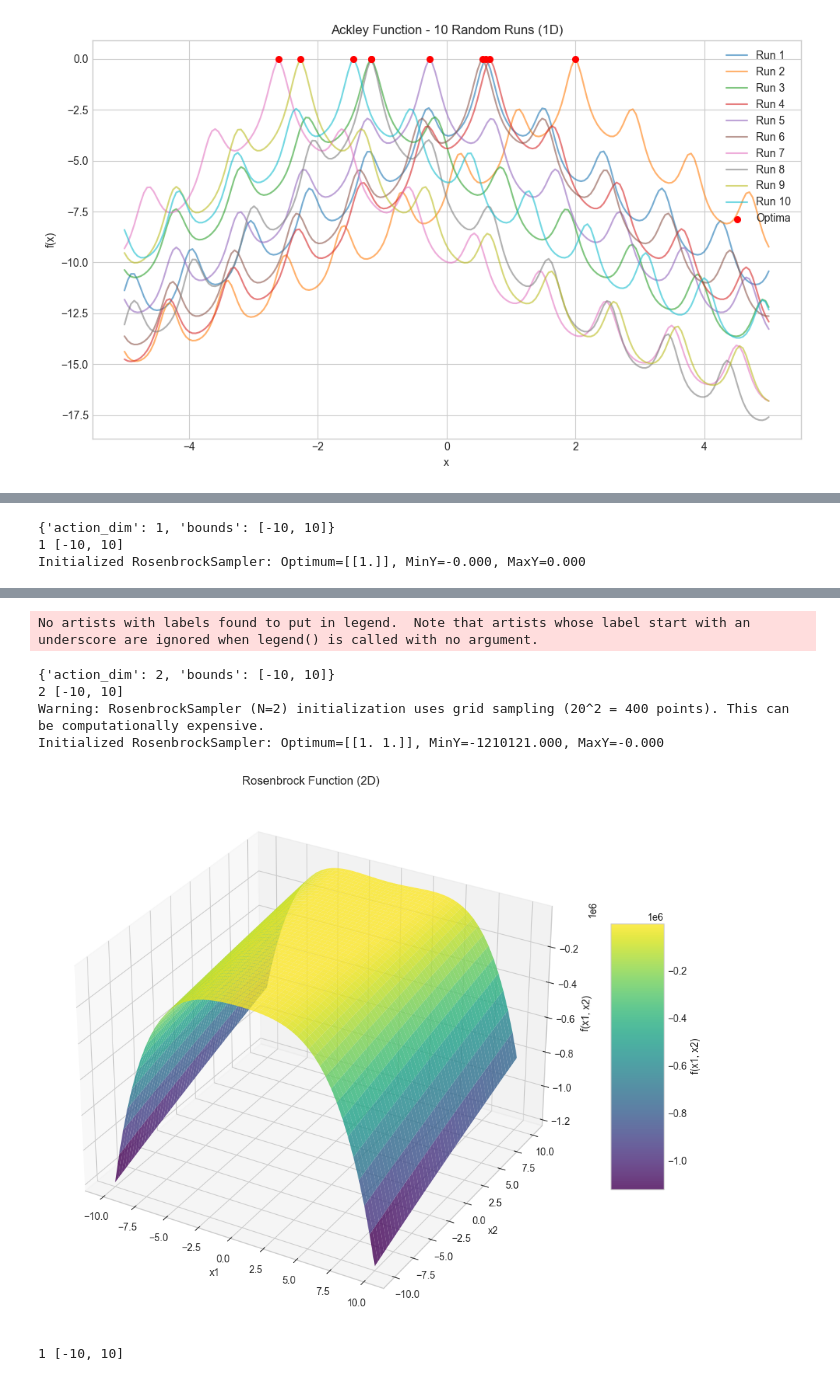
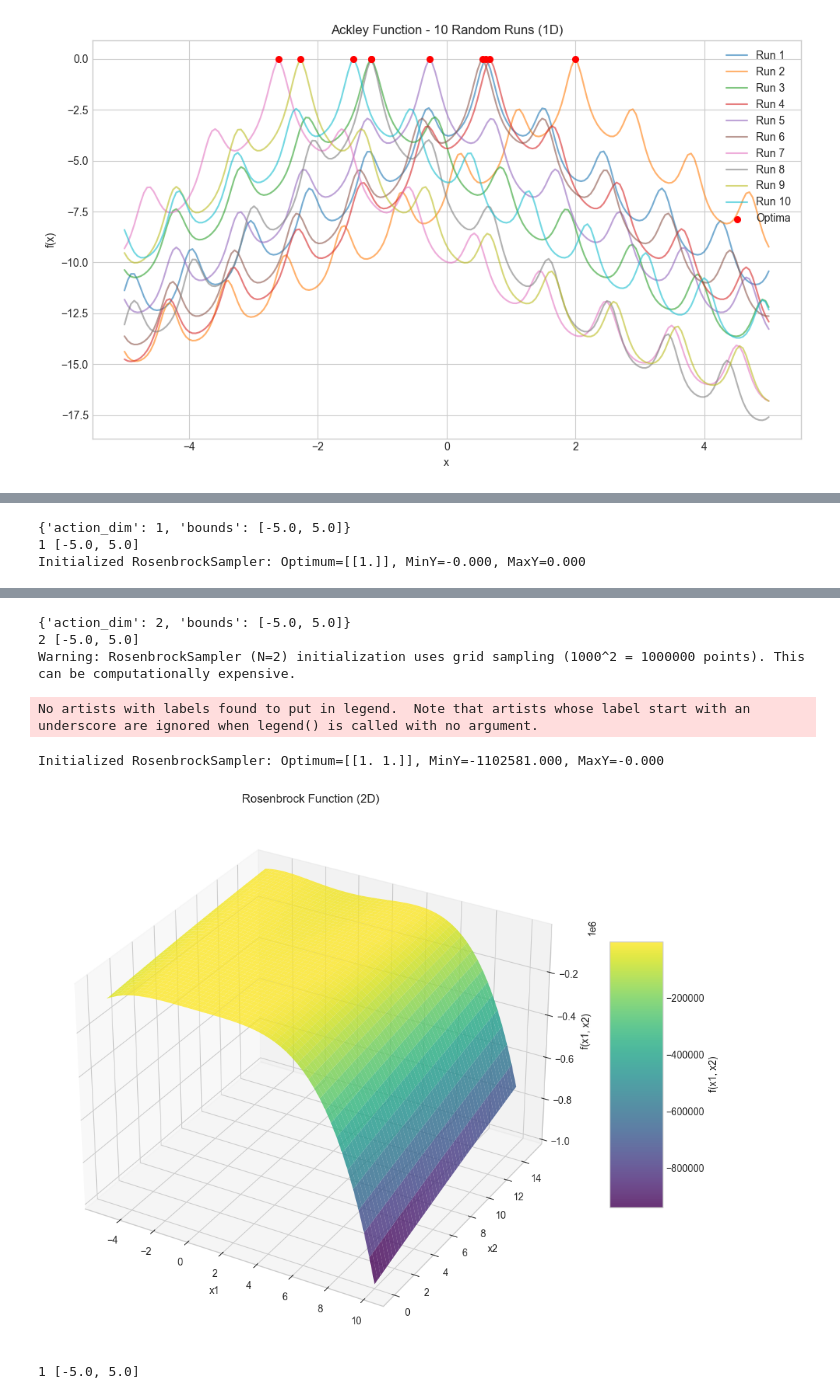
Before and after one commit to Jimvos32/Recurrent-PPO-Jax, a Jupyter notebook: src/tasks/envs/env_notebooks/multi_func.ipynb, the cells around one changed output, grey strips where cells are left out. Saved outputs shown, nothing was run; the diff lists cells and outputs as text; code cells hidden in the pictures.

```diff
--- a/src/tasks/envs/env_notebooks/multi_func.ipynb
+++ b/src/tasks/envs/env_notebooks/multi_func.ipynb
@@ -370,8 +378,8 @@ No artists with labels found to put in legend.  Note that artists whose label st
 [figure]
 # %%
 rosen_specific_config = {
-    "bounds": [-10, 10],
-
+    # "bounds": [-10, 10],
+    # "action_dim": 4,  # Rosenbrock is typically 2D
 }
 
 rosen_config_1d = {**base_config_1d, **rosen_specific_config}
@@ -382,6 +390,6 @@ plot_sampler_instance(RosenbrockSampler, rosen_config_2d, "Rosenbrock Function",
 
 plot_multiple_sampler_runs(RosenbrockSampler, rosen_config_1d, "Rosenbrock Function", num_runs=10, resolution=200)
 # %% [output]
-{'action_dim': 1, 'bounds': [-10, 10]}
-1 [-10, 10]
+{'action_dim': 1, 'bounds': [-5.0, 5.0]}
+1 [-5.0, 5.0]
 Initialized RosenbrockSampler: Optimum=[[1.]], MinY=-0.000, MaxY=0.000
@@ -389,7 +397,7 @@ Initialized RosenbrockSampler: Optimum=[[1.]], MinY=-0.000, MaxY=0.000
-No artists with labels found to put in legend.  Note that artists whose label start with an underscore are ignored when legend() is called with no argument.
+{'action_dim': 2, 'bounds': [-5.0, 5.0]}
+2 [-5.0, 5.0]
+Warning: RosenbrockSampler (N=2) initialization uses grid sampling (1000^2 = 1000000 points). This can be computationally expensive.
-{'action_dim': 2, 'bounds': [-10, 10]}
-2 [-10, 10]
-Warning: RosenbrockSampler (N=2) initialization uses grid sampling (20^2 = 400 points). This can be computationally expensive.
-Initialized RosenbrockSampler: Optimum=[[1. 1.]], MinY=-1210121.000, MaxY=-0.000
+No artists with labels found to put in legend.  Note that artists whose label start with an underscore are ignored when legend() is called with no argument.
+Initialized RosenbrockSampler: Optimum=[[1. 1.]], MinY=-1102581.000, MaxY=-0.000
-[figure, old version]
+[figure, new version]
-1 [-10, 10]
+1 [-5.0, 5.0]
```
Also changed, not shown: parts of 10 cells of this notebook, 37 other files.
